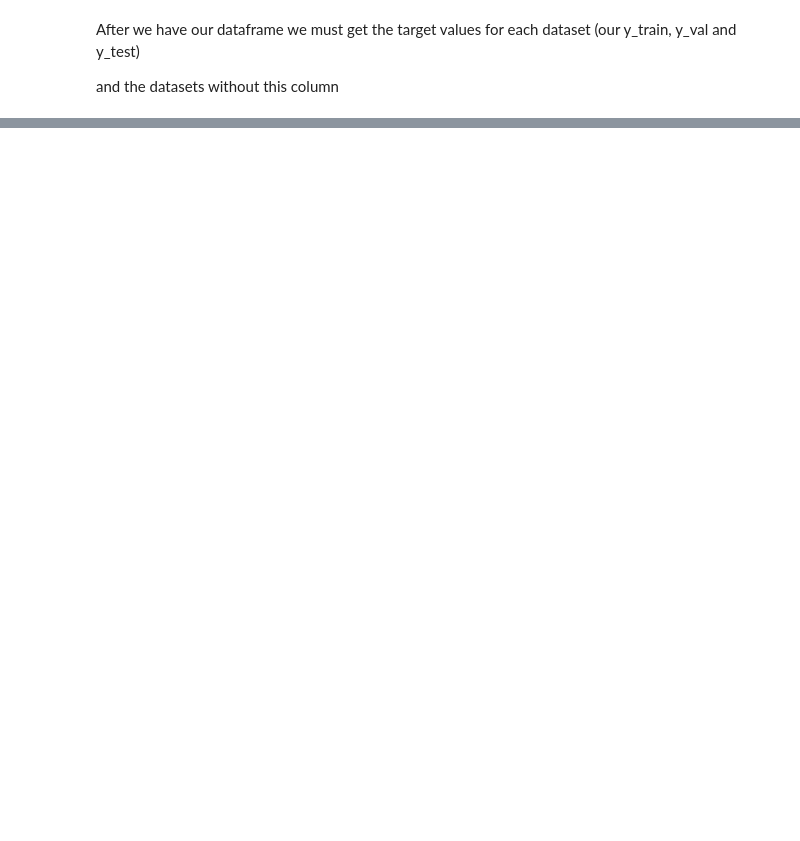
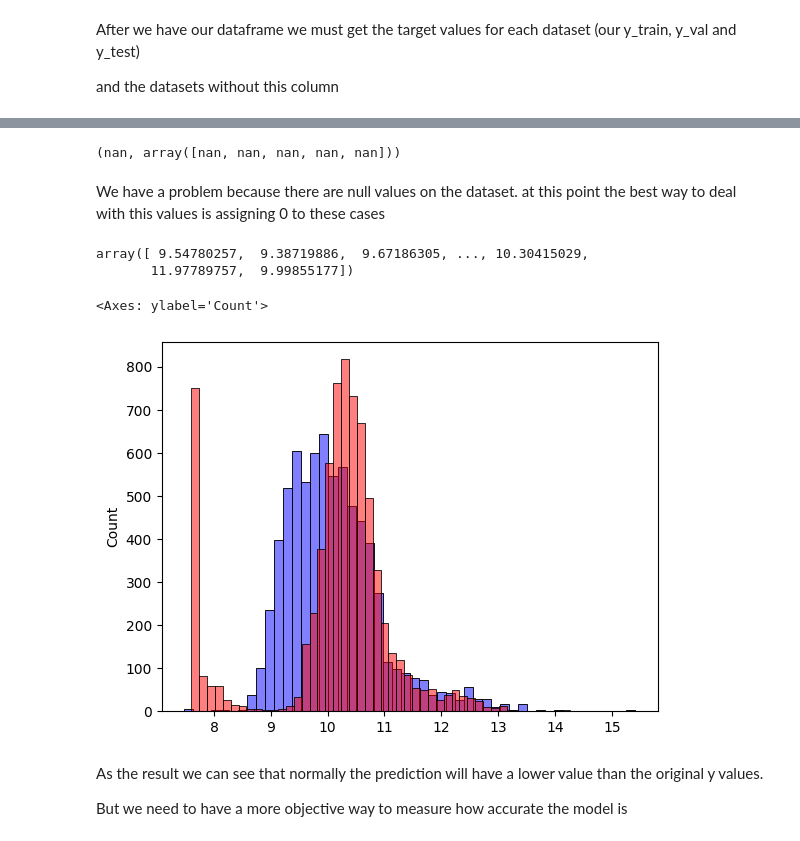
Before and after one commit to juangrau/DTC-ML-course, a Jupyter notebook: mod_2/ml_regression.ipynb, the cells around one changed output, grey strips where cells are left out. Drawn from its saved outputs; the diff is of its cells as text; code cells hidden in the pictures; blank space fills up the shorter version.

Commit message:
Completed the module 2 - linear regression

```diff
--- a/mod_2/ml_regression.ipynb
+++ b/mod_2/ml_regression.ipynb
@@ -281,0 +383,28 @@ del df_test['msrp']
+# %%
+train_linear_regression(X_train, y_train_log)
+# %% [output]
+(nan, array([nan, nan, nan, nan, nan]))
+# %% [markdown]
+We have a problem because there are null values on the dataset. at this point the best way to deal with this values is assigning 0 to these cases
+# %%
+X_train = df_train[base].fillna(0).values
+# %%
+# we can train again
+w0, w = train_linear_regression(X_train, y_train_log)
+# %%
+y_pred = w0 + X_train.dot(w)
+# %%
+y_pred
+# %% [output]
+array([ 9.54780257,  9.38719886,  9.67186305, ..., 10.30415029,
+       11.97789757,  9.99855177])
+# %%
+sns.histplot(y_pred, bins=50, color='blue', alpha=0.5)
+sns.histplot(y_train_log, bins=50, color='red', alpha=0.5)
+# %% [output]
+<Axes: ylabel='Count'>
+[figure, added]
+# %% [markdown]
+As the result we can see that normally the prediction will have a lower value than the original y values.
+
+But we need to have a more objective way to measure how accurate the model is
```
Also changed, not shown: parts of 90 cells of this notebook, 3 other files.
